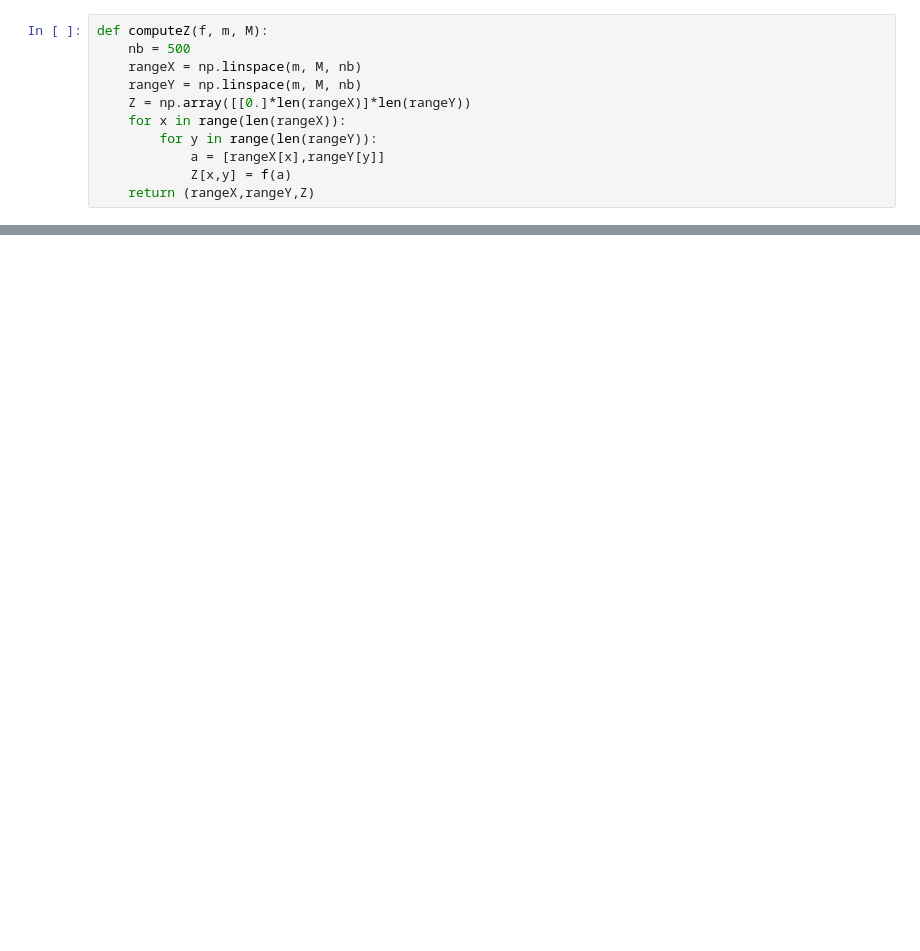
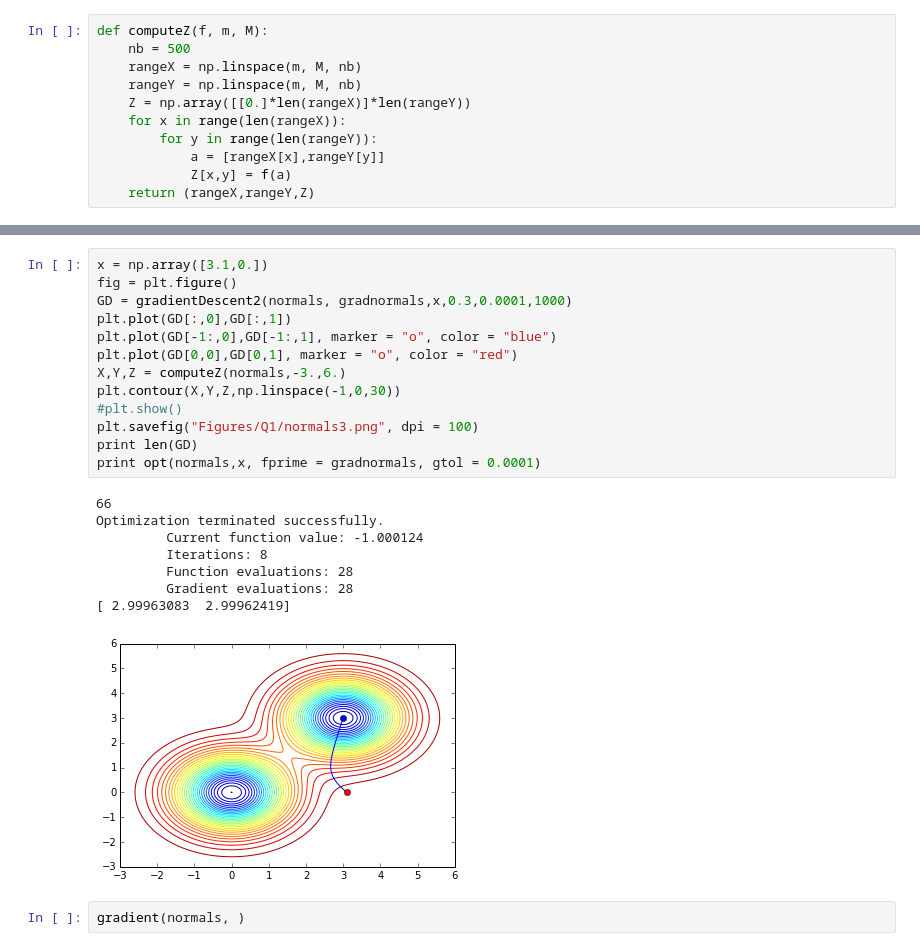
Before and after one commit to sebmart/6.867MachineLearning, a Jupyter notebook: Gradient Descent.ipynb, the cells around one changed output, grey strips where cells are left out. Drawn from its saved outputs; the diff is of its cells as text; blank space fills up the shorter version.

```diff
--- a/Gradient Descent.ipynb
+++ b/Gradient Descent.ipynb
@@ -120,0 +158,24 @@ plt.savefig("Figures/Q1/normals.png", dpi = 100)
+# %%
+x = np.array([3.1,0.])
+fig = plt.figure()
+GD = gradientDescent2(normals, gradnormals,x,0.3,0.0001,1000)
+plt.plot(GD[:,0],GD[:,1])
+plt.plot(GD[-1:,0],GD[-1:,1], marker = "o", color = "blue")
+plt.plot(GD[0,0],GD[0,1], marker = "o", color = "red")
+X,Y,Z = computeZ(normals,-3.,6.)
+plt.contour(X,Y,Z,np.linspace(-1,0,30))
+#plt.show()
+plt.savefig("Figures/Q1/normals3.png", dpi = 100)
+print len(GD)
+print opt(normals,x, fprime = gradnormals, gtol = 0.0001)
+# %% [output]
+66
+Optimization terminated successfully.
+         Current function value: -1.000124
+         Iterations: 8
+         Function evaluations: 28
+         Gradient evaluations: 28
+[ 2.99963083  2.99962419]
+[figure, added]
+# %%
+gradient(normals, )
```
Also changed, not shown: parts of 16 cells of this notebook, 31 other files.
